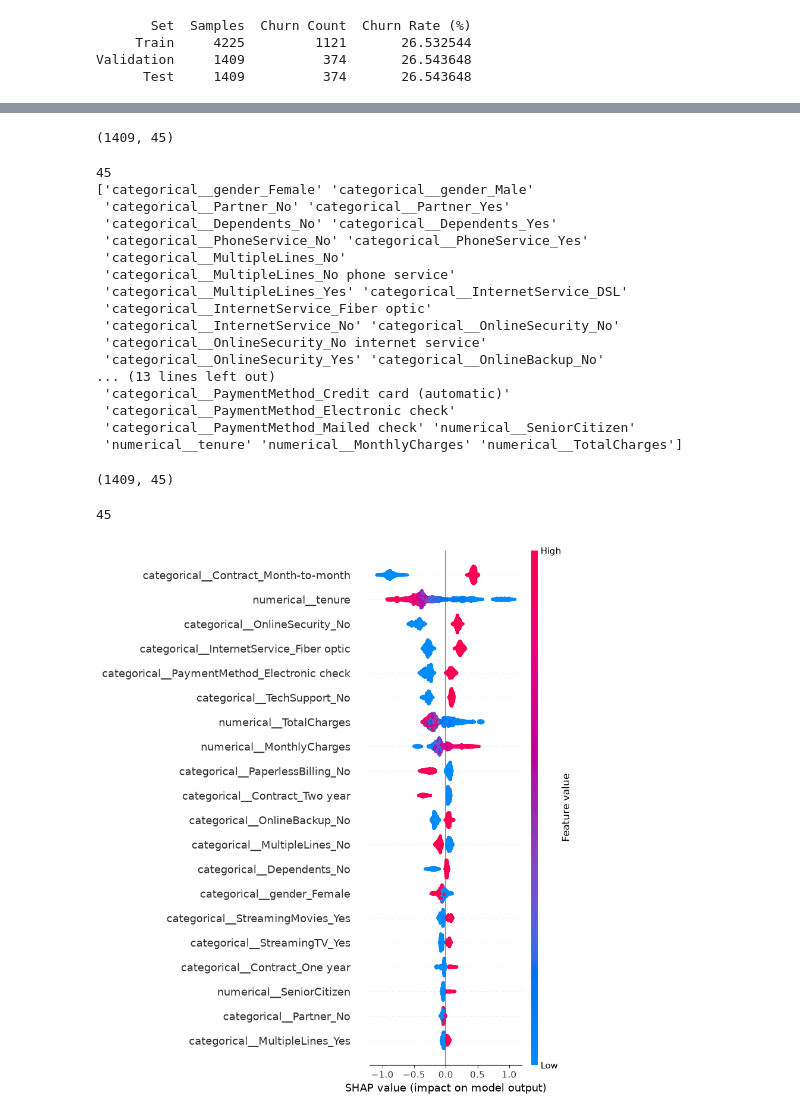
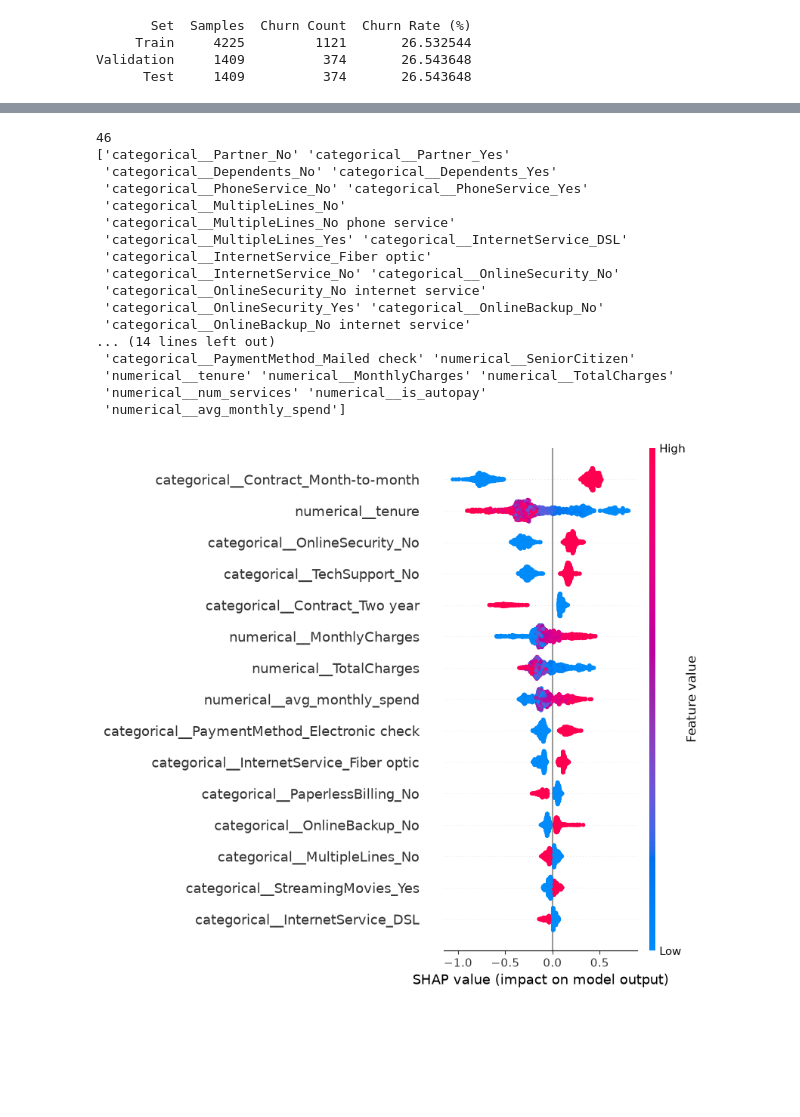
Before and after one commit to KMD-Gouse/customer_churn, a Jupyter notebook: churn_final_corrected.ipynb, the cells around one changed output, grey strips where cells are left out. Saved outputs shown, nothing was run; the diff lists cells and outputs as text; code cells hidden in the pictures; blank space fills up the shorter version.

```diff
--- a/churn_final_corrected.ipynb
+++ b/churn_final_corrected.ipynb
@@ -986,3 +1142,22 @@ xgb_tuning_pipeline = Pipeline([
+# %%
+# Pipeline matches the winner of the SMOTE-vs-weights comparison above.
+# Everything (encoding, resampling) is fitted inside each CV fold -> no leakage.
+steps = [("preprocessor", preprocessor)]
+
+if use_smote:
+    steps.append(("smote", SMOTE(random_state=42)))
+
+steps.append((
+    "model",
+    XGBClassifier(
+        eval_metric="logloss",
+        random_state=42,
+        n_jobs=-1,
+        scale_pos_weight=1.0 if use_smote else pos_weight
+    )
+))
+
+xgb_tuning_pipeline = Pipeline(steps)
 # %%
 param_distributions = {
     "model__n_estimators": [100, 200, 300, 400, 500],
@@ -1521,18 +1678,13 @@ print(type(preprocessor))
 # %%
-X_test_transformed = preprocessor.transform(X_test)
+X_test_transformed = fitted_preprocessor.transform(X_test)
-# %%
-X_test_transformed.shape
-# %% [output]
-(1409, 45)
 # %%
-feature_names = preprocessor.get_feature_names_out()
+feature_names = fitted_preprocessor.get_feature_names_out()
 
 print(len(feature_names))
 print(feature_names)
 # %% [output]
-45
-['categorical__gender_Female' 'categorical__gender_Male'
- 'categorical__Partner_No' 'categorical__Partner_Yes'
+46
+['categorical__Partner_No' 'categorical__Partner_Yes'
  'categorical__Dependents_No' 'categorical__Dependents_Yes'
  'categorical__PhoneService_No' 'categorical__PhoneService_Yes'
  'categorical__MultipleLines_No'
@@ -1542,30 +1694,27 @@ print(feature_names)
  'categorical__InternetService_No' 'categorical__OnlineSecurity_No'
  'categorical__OnlineSecurity_No internet service'
  'categorical__OnlineSecurity_Yes' 'categorical__OnlineBackup_No'
-... (13 lines left out)
- 'categorical__PaymentMethod_Credit card (automatic)'
- 'categorical__PaymentMethod_Electronic check'
+ 'categorical__OnlineBackup_No internet service'
+... (14 lines left out)
  'categorical__PaymentMethod_Mailed check' 'numerical__SeniorCitizen'
- 'numerical__tenure' 'numerical__MonthlyCharges' 'numerical__TotalCharges']
+ 'numerical__tenure' 'numerical__MonthlyCharges' 'numerical__TotalCharges'
+ 'numerical__num_services' 'numerical__is_autopay'
+ 'numerical__avg_monthly_spend']
 # %%
 import shap
 
 explainer = shap.TreeExplainer(xgb_model)
 
 shap_values = explainer.shap_values(X_test_transformed)
+
+if isinstance(shap_values, list):      # older SHAP versions return one array per class
+    shap_values = shap_values[1]
-# %%
-shap_values.shape
-# %% [output]
-(1409, 45)
-# %%
-X_test_transformed.shape[1]
-# %% [output]
-45
 # %%
 shap.summary_plot(
     shap_values,
     X_test_transformed,
-    feature_names=feature_names
+    feature_names=feature_names,
+    max_display=15
 )
 # %% [output]
-[figure, old version]
+[figure, new version]
```
Also changed, not shown: parts of 156 cells of this notebook, 12 other files.
